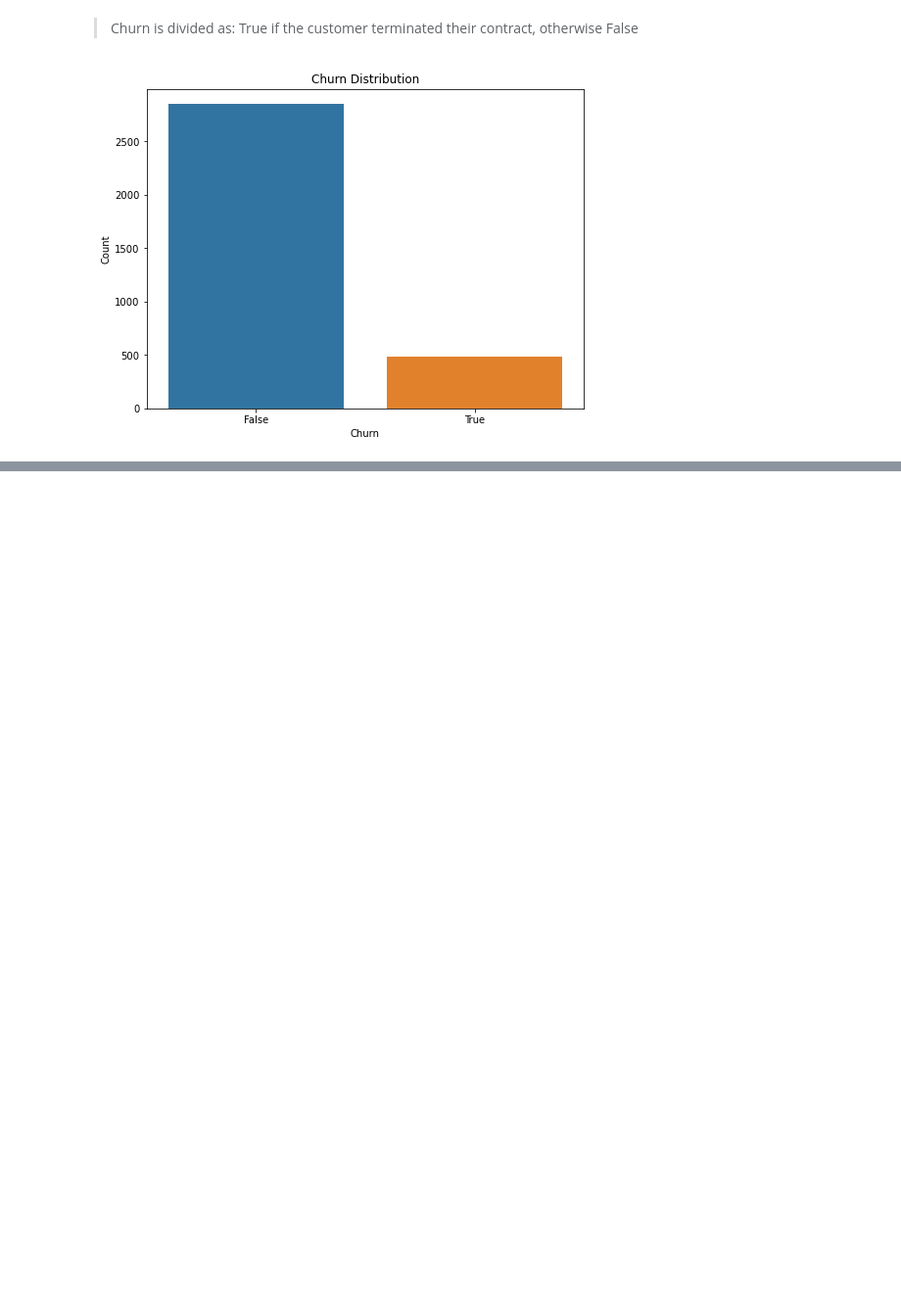
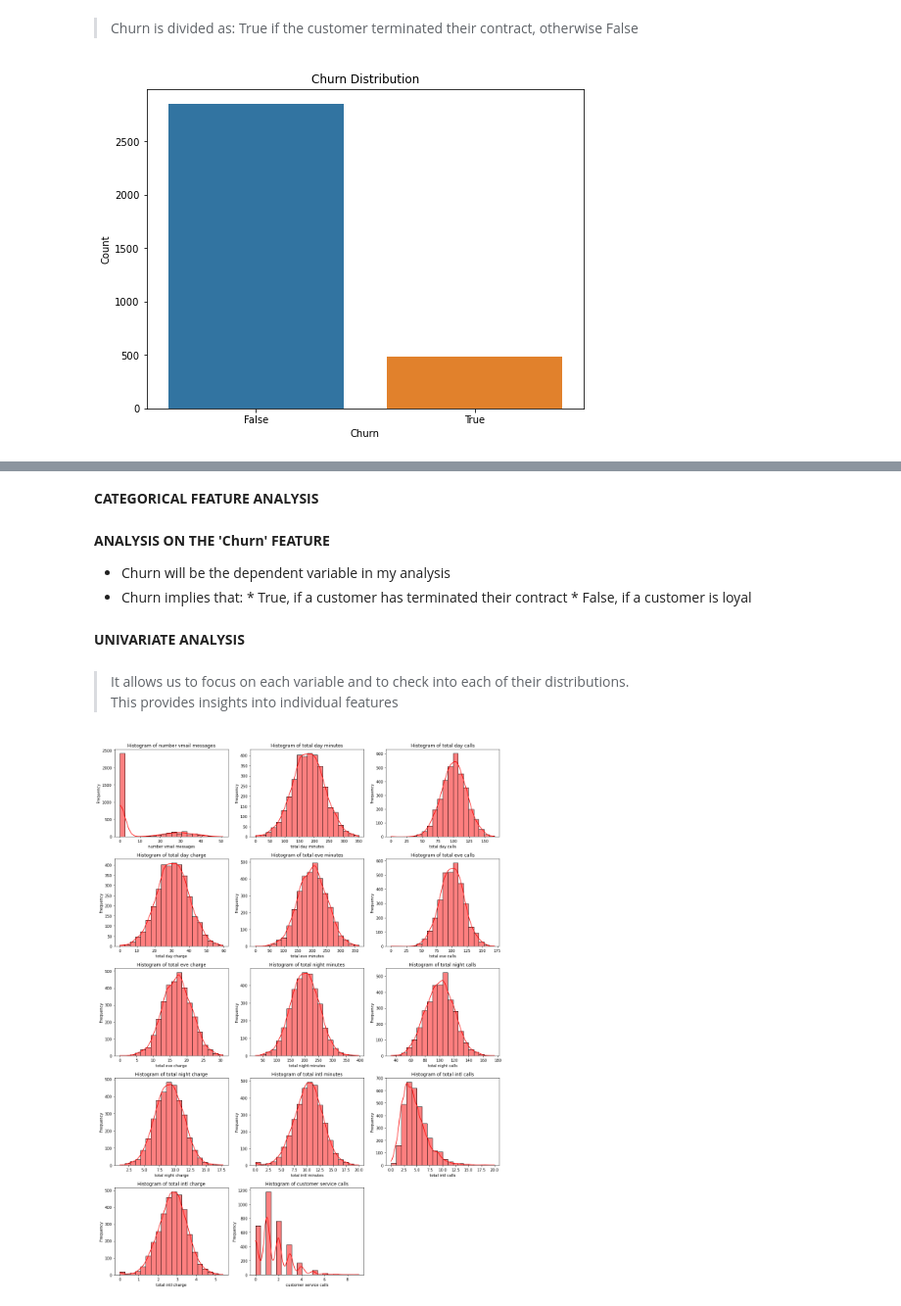
Before and after one commit to Mr-PeterMaina/Phase3-Final-Project, a Jupyter notebook: Customerchurnprediction.ipynb, the cells around one changed output, grey strips where cells are left out. Shown: that part at 98% size. Saved outputs shown, nothing was run; the diff lists cells and outputs as text; code cells hidden in the pictures; blank space fills up the shorter version.

```diff
--- a/Customerchurnprediction.ipynb
+++ b/Customerchurnprediction.ipynb
@@ -181,0 +254,4 @@ plt.show()
+# %%
+# Columns to drop
+columns_to_drop = ['account length', 'phone number', 'area code', 'state']
+data.drop(columns=columns_to_drop, inplace=True)
@@ -181,0 +284,13 @@ plt.show()
+# %%
+# Splitting data into numberic and categorical features
+#NUMERIC COLUMNS
+numeric_columns = data.select_dtypes(include=['int64', 'float64'])
+print("NUMERIC COLUMNS ARE:")
+print(numeric_columns.columns,)
+
+print()
+
+#CATEGORICAL COLUMNS
+categorical_columns = data.select_dtypes(include=['object', 'bool'])
+print("CATEGORICAL COLUMNS ARE:")
+print(categoric_columns.columns)
@@ -181,0 +308,37 @@ plt.show()
+# %% [markdown]
+**CATEGORICAL FEATURE ANALYSIS**
+# %% [markdown]
+**ANALYSIS ON THE 'Churn' FEATURE**
+* Churn will be the dependent variable in my analysis
+* Churn implies that:
+      * True, if a customer has terminated their contract
+      * False, if a customer is loyal
+# %% [markdown]
+**UNIVARIATE ANALYSIS**
+# %% [markdown]
+> It allows us to focus on each variable and to check into each of their distributions.
+> This provides insights into individual features
+# %%
+# Calculating the number of rows needed
+subplots_per_row = 3
+num_subplots = numeric_columns.shape[1]
+num_rows = (num_subplots + subplots_per_row - 1) // subplots_per_row
+# grid of subplots with determined rows and columns
+fig, axes = plt.subplots(num_rows, subplots_per_row, figsize=(15, 4 * num_rows))
+axes = axes.flatten()
+
+# Step 4: Plot histograms with KDE
+for i, column in enumerate(numeric_columns.columns):
+    sns.histplot(numeric_columns[column], bins=20, kde=True, ax=axes[i], color='red')
+    axes[i].set_title(f'Histogram of {column}')
+    axes[i].set_xlabel(column)
+    axes[i].set_ylabel('Frequency')
+
+# Step 5: Remove unused subplots
+for j in range(i + 1, len(axes)):
+    fig.delaxes(axes[j])
+
+plt.tight_layout()
+plt.show()
+# %% [output]
+[figure, added]
```
Also changed, not shown: parts of 16 cells of this notebook.
